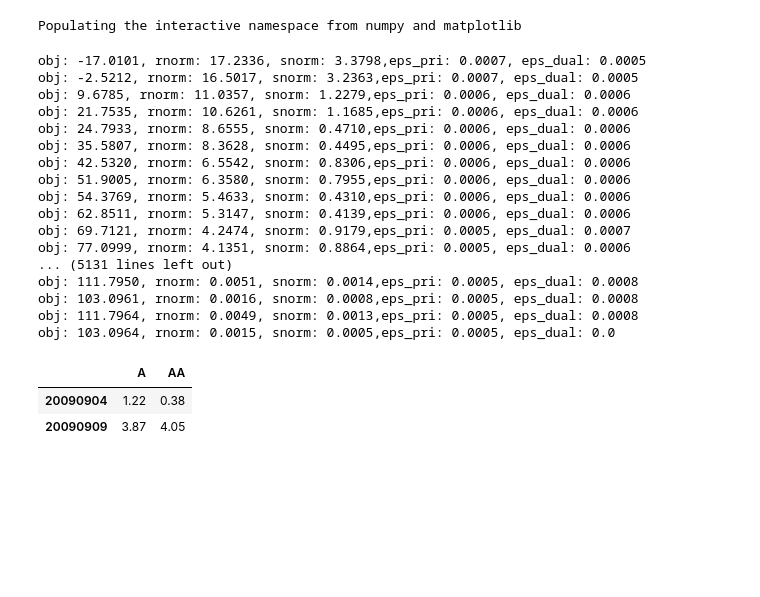
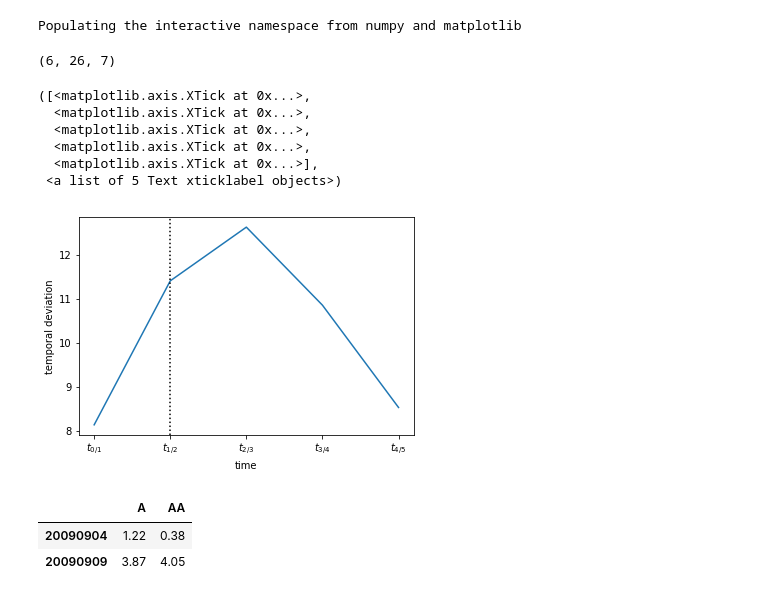
Before and after one commit to fdtomasi/regain, a Jupyter notebook: notebooks/real data.ipynb, the cells around one changed output. Saved outputs shown, nothing was run; the diff lists cells and outputs as text; code cells hidden in the pictures; blank space fills up the shorter version.

```diff
--- a/notebooks/real data.ipynb
+++ b/notebooks/real data.ipynb
@@ -44,18 +44,23 @@ df_reduced = df_reduced[df_reduced.stress.isin(['cold stress', 'heat stress', 'o
 a3d = np.array(list(df.groupby("time point").apply(pd.DataFrame.as_matrix)))
 
 df_group = df_reduced.groupby("time point")
+max_timepoints = 12
 # df_group = df_group.fillna(0)
-min_size = int(np.array([group[dims].values.shape[0] for name, group in df_group if name < 12], dtype=float).min())
-X = np.array([group[dims].values[:min_size] for name, group in df_group if name < 12], dtype=float)
+min_size = int(np.min([g[dims].values.shape[0] for n, g in df_group if n < max_timepoints]))
+X = np.array([group[dims].values[:min_size] for name, group in df_group if name < max_timepoints], dtype=float)
 # for name, group in df_group:
 #     print group.values.astype(float)
 # %%
 data_list = np.log(X.copy())
 data_grid = data_list.transpose(1,2,0)
+# %%
+X.shape
+# %% [output]
+(6, 26, 7)
 # %%
 mdl = latent_time_graph_lasso_.LatentTimeGraphLasso(
-    bypass_transpose=False, assume_centered=0, verbose=1, rtol=1e-5, tol=1e-5, phi='node',
-    max_iter=250, rho=1./ np.sqrt(np.array(data_list).shape[1]))
+    bypass_transpose=False, assume_centered=0, verbose=0, rtol=1e-4, tol=1e-4, psi='node', phi='node',
+    max_iter=350, rho=1./ np.sqrt(np.array(data_list).shape[1]))
 
 # alpha=np.linspace(0.01, 0.2, 5)
 # tau=np.linspace(0.01, 0.8, 5)
@@ -66,14 +71,14 @@ mdl = latent_time_graph_lasso_.LatentTimeGraphLasso(
 # ltgl = GridSearchCV(mdl, params, cv=ShuffleSplit(3, test_size=.5), verbose=True).fit(data_grid)
 
 domain = [
-    {'name': 'tau', 'type': 'continuous', 'domain': (-3,np.log10(.25))},
-    {'name': 'alpha', 'type': 'continuous', 'domain': (-2.,0.)},
-    {'name': 'beta', 'type': 'continuous', 'domain': (-2.,0.)},
-    {'name': 'eta', 'type': 'continuous', 'domain': (-2.,0.)},
+    {'name': 'tau', 'type': 'continuous', 'domain': (-1,0)},
+    {'name': 'alpha', 'type': 'continuous', 'domain': (-2.,np.log10(.5))},
+    {'name': 'beta', 'type': 'continuous', 'domain': (-2.,np.log10(.5))},
+    {'name': 'eta', 'type': 'continuous', 'domain': (-2.,np.log10(.5))},
 ]
 ltgl = model_selection.BayesianOptimization(
     mdl, domain=domain, n_jobs=2, acquisition_weight=1, acquisition_jitter=.01,
-    acquisition_type='EI', max_iter=200).fit(data_grid)
+    acquisition_type='EI', max_iter=200, cv=ShuffleSplit(5, test_size=.1)).fit(data_grid)
 
 alpha = ltgl.best_params_['alpha']
 tau = ltgl.best_params_['tau']
@@ -84,21 +89,3 @@ tic = time.time()
 # ll = ltgl.best_estimator_.fit(data_grid)
 ll = mdl.set_params(**ltgl.best_params_).set_params(max_iter=500).fit(data_grid)
 tac = time.time()
-# %% [output]
-obj: -17.0101, rnorm: 17.2336, snorm: 3.3798,eps_pri: 0.0007, eps_dual: 0.0005
-obj: -2.5212, rnorm: 16.5017, snorm: 3.2363,eps_pri: 0.0007, eps_dual: 0.0005
-obj: 9.6785, rnorm: 11.0357, snorm: 1.2279,eps_pri: 0.0006, eps_dual: 0.0006
-obj: 21.7535, rnorm: 10.6261, snorm: 1.1685,eps_pri: 0.0006, eps_dual: 0.0006
-obj: 24.7933, rnorm: 8.6555, snorm: 0.4710,eps_pri: 0.0006, eps_dual: 0.0006
-obj: 35.5807, rnorm: 8.3628, snorm: 0.4495,eps_pri: 0.0006, eps_dual: 0.0006
-obj: 42.5320, rnorm: 6.5542, snorm: 0.8306,eps_pri: 0.0006, eps_dual: 0.0006
-obj: 51.9005, rnorm: 6.3580, snorm: 0.7955,eps_pri: 0.0006, eps_dual: 0.0006
-obj: 54.3769, rnorm: 5.4633, snorm: 0.4310,eps_pri: 0.0006, eps_dual: 0.0006
-obj: 62.8511, rnorm: 5.3147, snorm: 0.4139,eps_pri: 0.0006, eps_dual: 0.0006
-obj: 69.7121, rnorm: 4.2474, snorm: 0.9179,eps_pri: 0.0005, eps_dual: 0.0007
-obj: 77.0999, rnorm: 4.1351, snorm: 0.8864,eps_pri: 0.0005, eps_dual: 0.0006
-... (5131 lines left out)
-obj: 111.7950, rnorm: 0.0051, snorm: 0.0014,eps_pri: 0.0005, eps_dual: 0.0008
-obj: 103.0961, rnorm: 0.0016, snorm: 0.0008,eps_pri: 0.0005, eps_dual: 0.0008
-obj: 111.7964, rnorm: 0.0049, snorm: 0.0013,eps_pri: 0.0005, eps_dual: 0.0008
-obj: 103.0964, rnorm: 0.0015, snorm: 0.0005,eps_pri: 0.0005, eps_dual: 0.0
@@ -106,0 +92,18 @@ mdl.latent_
+# %%
+mat = ll.precision_
+f = plt.figure()
+plt.plot([np.linalg.norm(mat[i+1] - mat[i]) for i in range(mat.shape[0]-1)])
+plt.axvline(1, ls=':', c='k')
+plt.ylabel("temporal deviation");
+plt.xlabel("time");
+plt.xticks(np.arange(mat.shape[0]-1),
+           [r'$t_{%d/%d}$'%(i,i+1) for i in range(mat.shape[0]-1)])
+# plt.xticks()
+# %% [output]
+([<matplotlib.axis.XTick at 0x...>,
+  <matplotlib.axis.XTick at 0x...>,
+  <matplotlib.axis.XTick at 0x...>,
+  <matplotlib.axis.XTick at 0x...>,
+  <matplotlib.axis.XTick at 0x...>],
+ <a list of 5 Text xticklabel objects>)
+[figure, added]
```
Also changed, not shown: parts of 2 cells of this notebook, 3 other files.
